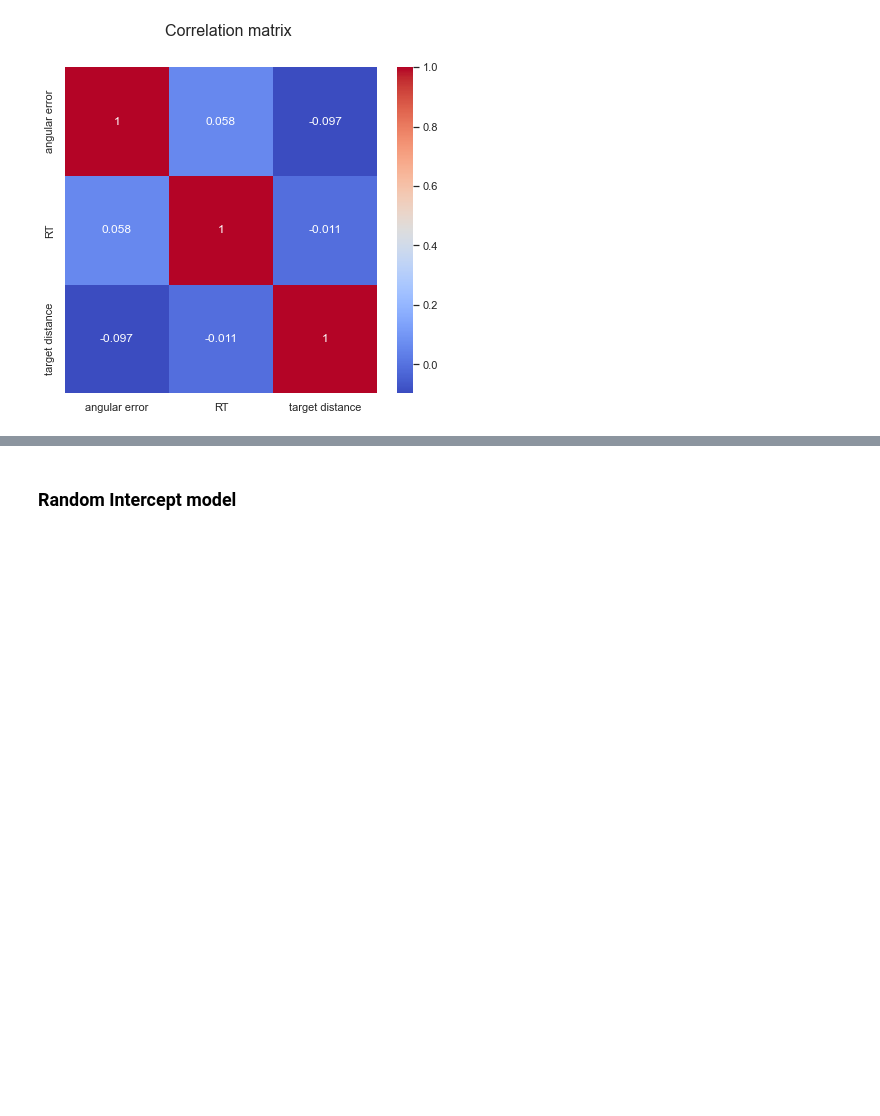
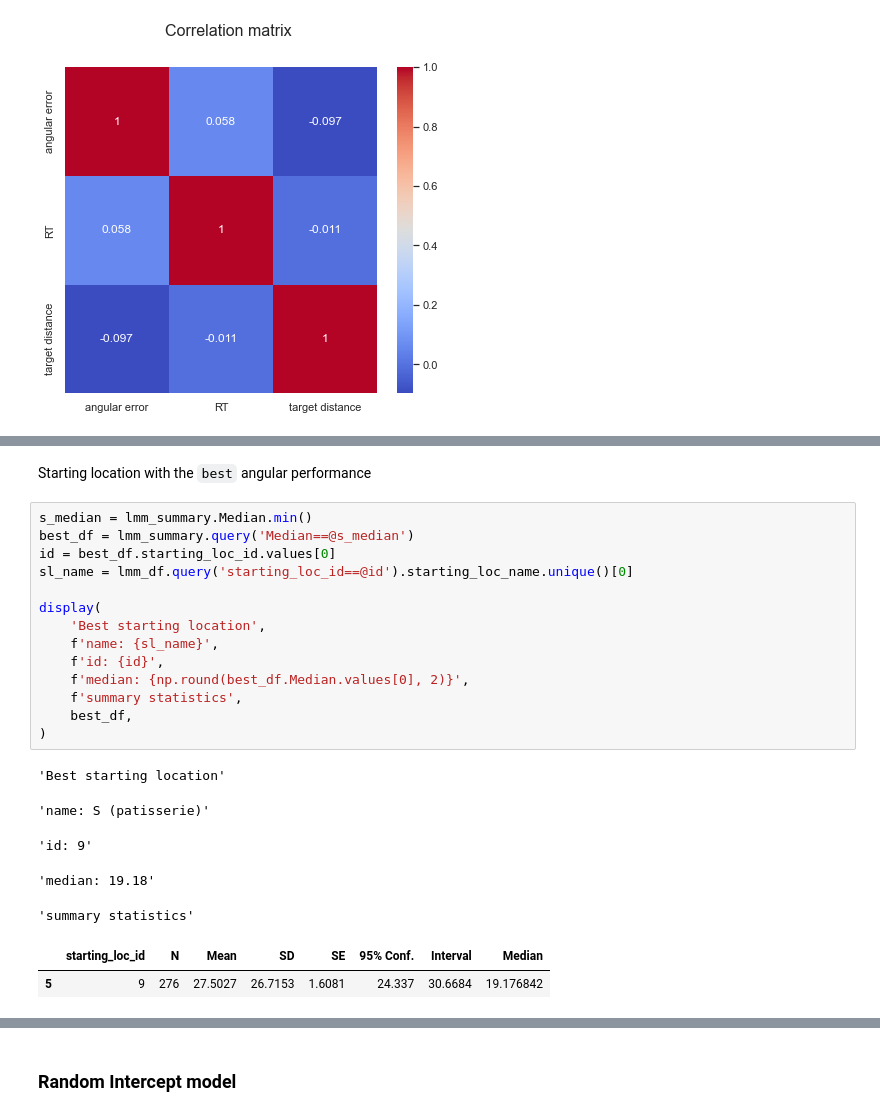
Before and after one commit to nora-maleki/humanA-pointing-task-analysis, a Jupyter notebook: analyses/01_main/03_analysis.ipynb, the cells around one changed output, grey strips where cells are left out. Saved outputs shown, nothing was run; the diff lists cells and outputs as text; blank space fills up the shorter version.

```diff
--- a/analyses/01_main/03_analysis.ipynb
+++ b/analyses/01_main/03_analysis.ipynb
@@ -130,0 +181,24 @@ fig.savefig(f'{PLOT_PATH}/correlation_matrix_{N}.png', bbox_inches='tight', dpi=
+# %% [markdown]
+Starting location with the `best` angular performance
+# %%
+s_median = lmm_summary.Median.min()
+best_df = lmm_summary.query('Median==@s_median')
+id = best_df.starting_loc_id.values[0]
+sl_name = lmm_df.query('starting_loc_id==@id').starting_loc_name.unique()[0]
+
+display(
+    'Best starting location',
+    f'name: {sl_name}',
+    f'id: {id}',
+    f'median: {np.round(best_df.Median.values[0], 2)}',
+    f'summary statistics',
+    best_df,
+)
+# %% [output]
+'Best starting location'
+'name: S (patisserie)'
+'id: 9'
+'median: 19.18'
+'summary statistics'
+|  | starting_loc_id | N | Mean | SD | SE | 95% Conf. | Interval | Median |
+| 5 | 9 | 276 | 27.5027 | 26.7153 | 1.6081 | 24.337 | 30.6684 | 19.176842 |
```
Also changed, not shown: parts of 14 cells of this notebook.
